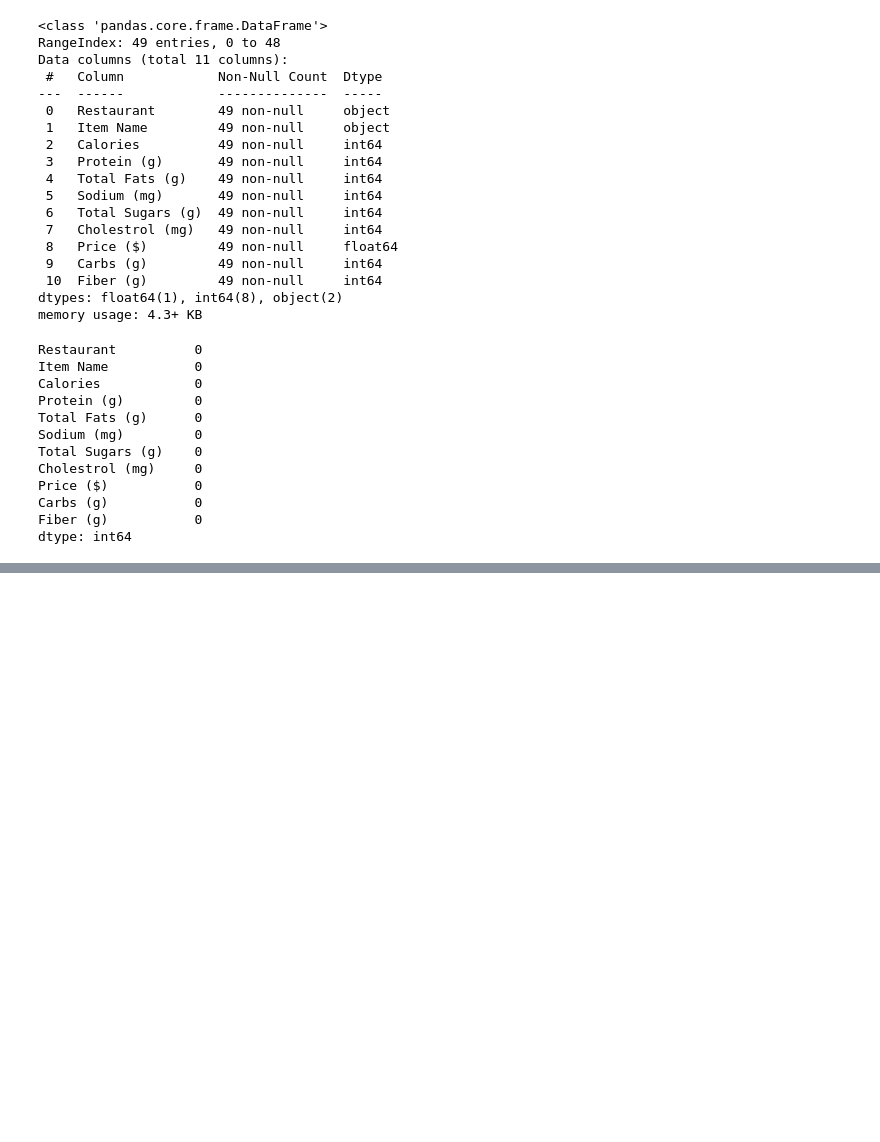
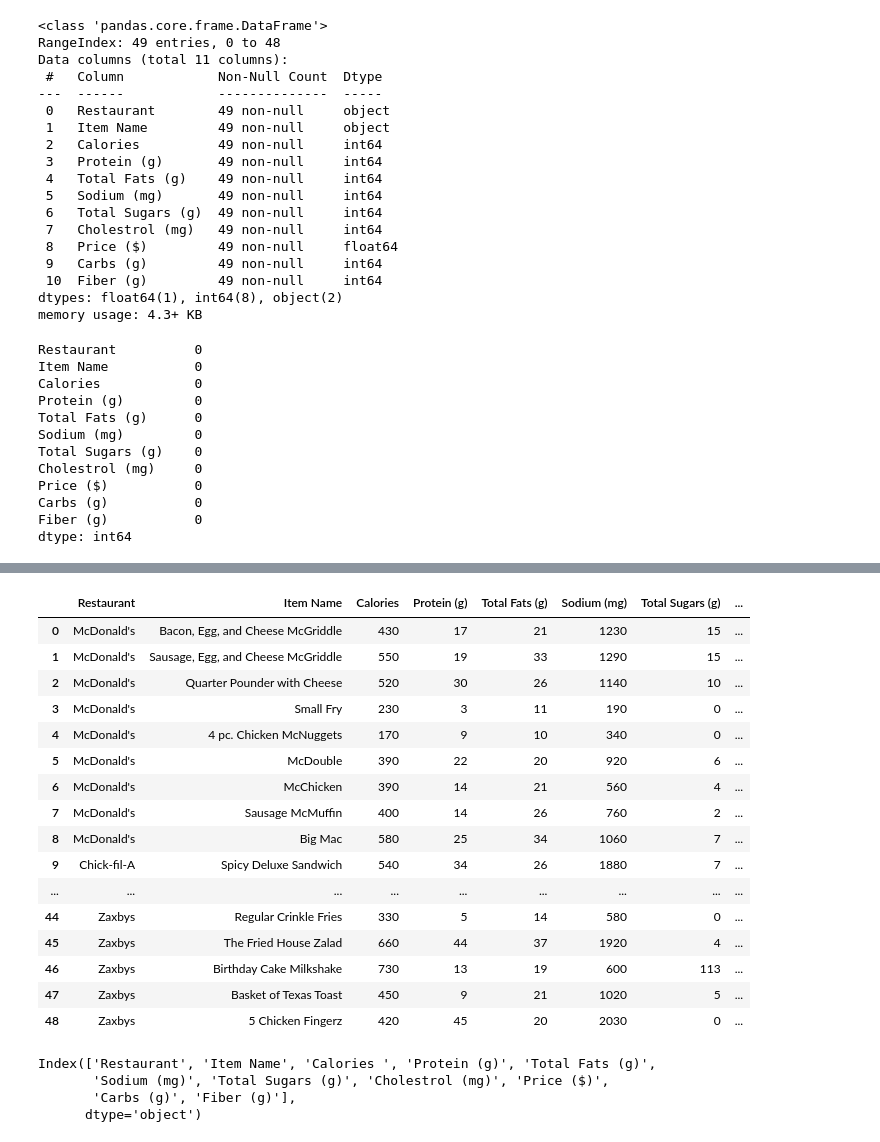
Before and after one commit to Mikayla-ds2/fast-food-macros, a Jupyter notebook: fast food workbook.ipynb, the cells around one changed output, grey strips where cells are left out. Saved outputs shown, nothing was run; the diff lists cells and outputs as text; code cells hidden in the pictures; blank space fills up the shorter version.

```diff
--- a/fast food workbook.ipynb
+++ b/fast food workbook.ipynb
@@ -66,0 +81,27 @@ df.
+# %%
+df.sort_index()
+# %% [output]
+|  | Restaurant | Item Name | Calories | Protein (g) | Total Fats (g) | Sodium (mg) | Total Sugars (g) | ... |
+| 0 | McDonald's | Bacon, Egg, and Cheese McGriddle | 430 | 17 | 21 | 1230 | 15 | ... |
+| 1 | McDonald's | Sausage, Egg, and Cheese McGriddle | 550 | 19 | 33 | 1290 | 15 | ... |
+| 2 | McDonald's | Quarter Pounder with Cheese | 520 | 30 | 26 | 1140 | 10 | ... |
+| 3 | McDonald's | Small Fry | 230 | 3 | 11 | 190 | 0 | ... |
+| 4 | McDonald's | 4 pc. Chicken McNuggets | 170 | 9 | 10 | 340 | 0 | ... |
+| 5 | McDonald's | McDouble | 390 | 22 | 20 | 920 | 6 | ... |
+| 6 | McDonald's | McChicken | 390 | 14 | 21 | 560 | 4 | ... |
+| 7 | McDonald's | Sausage McMuffin | 400 | 14 | 26 | 760 | 2 | ... |
+| 8 | McDonald's | Big Mac | 580 | 25 | 34 | 1060 | 7 | ... |
+| 9 | Chick-fil-A | Spicy Deluxe Sandwich | 540 | 34 | 26 | 1880 | 7 | ... |
+| ... | ... | ... | ... | ... | ... | ... | ... | ... |
+| 44 | Zaxbys | Regular Crinkle Fries | 330 | 5 | 14 | 580 | 0 | ... |
+| 45 | Zaxbys | The Fried House Zalad | 660 | 44 | 37 | 1920 | 4 | ... |
+| 46 | Zaxbys | Birthday Cake Milkshake | 730 | 13 | 19 | 600 | 113 | ... |
+| 47 | Zaxbys | Basket of Texas Toast | 450 | 9 | 21 | 1020 | 5 | ... |
+| 48 | Zaxbys | 5 Chicken Fingerz | 420 | 45 | 20 | 2030 | 0 | ... |
+# %%
+print(df.columns)
+# %% [output]
+Index(['Restaurant', 'Item Name', 'Calories ', 'Protein (g)', 'Total Fats (g)',
+       'Sodium (mg)', 'Total Sugars (g)', 'Cholestrol (mg)', 'Price ($)',
+       'Carbs (g)', 'Fiber (g)'],
+      dtype='object')
```
Also changed, not shown: parts of 9 cells of this notebook.
